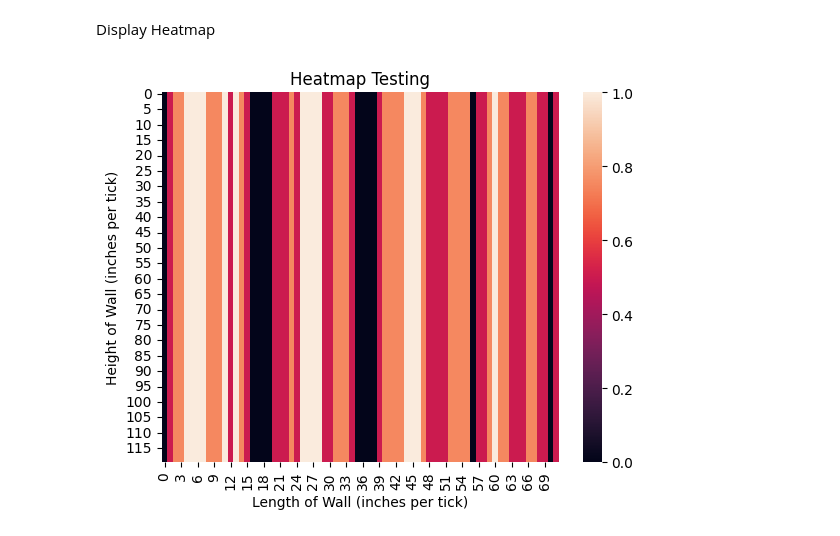
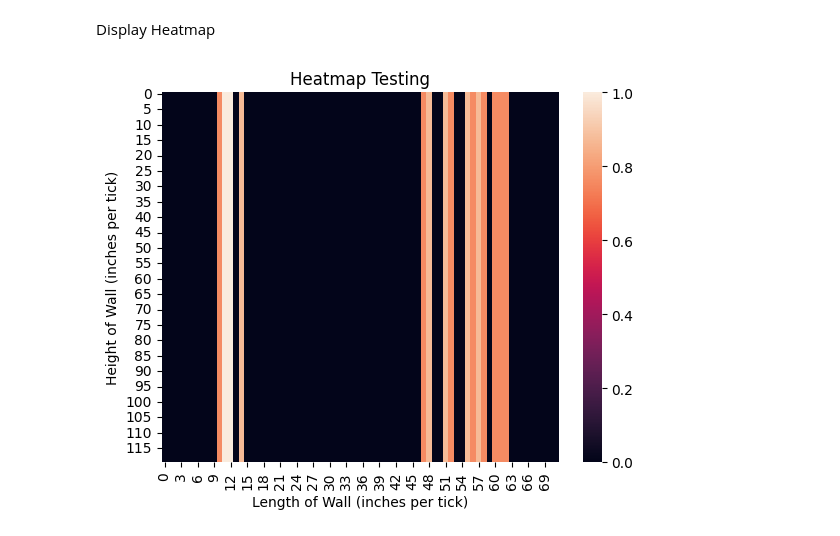
Before and after one commit to Wall-Insiders/heatmap_processing, a Jupyter notebook: data_gen_vis_jupyter.ipynb, the cells around one changed output. Cells and saved outputs as stored; diff of their text form; code cells hidden in the pictures.

Commit message:
Refined data resolution to display the data range of heatmap

```diff
--- a/data_gen_vis_jupyter.ipynb
+++ b/data_gen_vis_jupyter.ipynb
@@ -20,7 +20,7 @@ length = 72
 width = 120
 
 # Studs detected and its length (0 = 2x4, 1 = 2x6)
-num_studs = 30
+num_studs = 40
 stud_type = 1
 stud_length = stud_length_2x4
 
@@ -29,7 +29,7 @@ if(stud_type):
 
 # Heatmap data range
 min_detect = 0
-max_detect = 1
+max_detect = 0.75
 show_stud = 0
 # %% [markdown]
 Array Initialization
@@ -56,7 +56,7 @@ for x in range(num_studs):
     # If there is an overlap
     if(data[temp_y, temp_x] > 0):
         if(data[temp_y, temp_x] < 1):
-            data[:, temp_x]= (data[temp_y,temp_x] * 0.5) + data[temp_y,temp_x]
+            data[:, temp_x]= (data[temp_y,temp_x] * 0.15) + data[temp_y,temp_x]
 
     else:
         data[:, temp_x] = 0.5
@@ -66,7 +66,7 @@ for x in range(num_studs):
         if(temp_x+y < length):
 
             if(data[temp_y, temp_x+y] < 1 and data[temp_y, temp_x+y] > 0):
-                data[:, temp_x+y] = (data[temp_y,temp_x+y] * 0.5) + data[temp_y,temp_x+y]
+                data[:, temp_x+y] = (data[temp_y,temp_x+y] * 0.15) + data[temp_y,temp_x+y]
                 continue
 
             data[:, temp_x+y] = 0.5
@@ -77,8 +77,7 @@ Further refinement of stud output
 data[data > 1] = 1
 
 # If the user only wants to see studs with a high probability
-if(show_stud):
-    data[data < 1] = 0
+data[data < max_detect] = 0
 # %% [markdown]
 Convert to Pandas Dataframe
 # %%
@@ -86,10 +85,10 @@ df = pd.DataFrame(data, columns=x_values, index=y_values)
 # %% [markdown]
 Display Heatmap
 # %%
-heat = sns.heatmap(df, vmin=min_detect, vmax=max_detect)
+heat = sns.heatmap(df, vmax=1)
 heat.axes.set_xlabel("Length of Wall (inches per tick)")
 heat.axes.set_ylabel("Height of Wall (inches per tick)")
 heat.axes.set_title("Heatmap Testing")
 plt.show()
 # %% [output]
-[figure, old version]
+[figure, new version]
```
